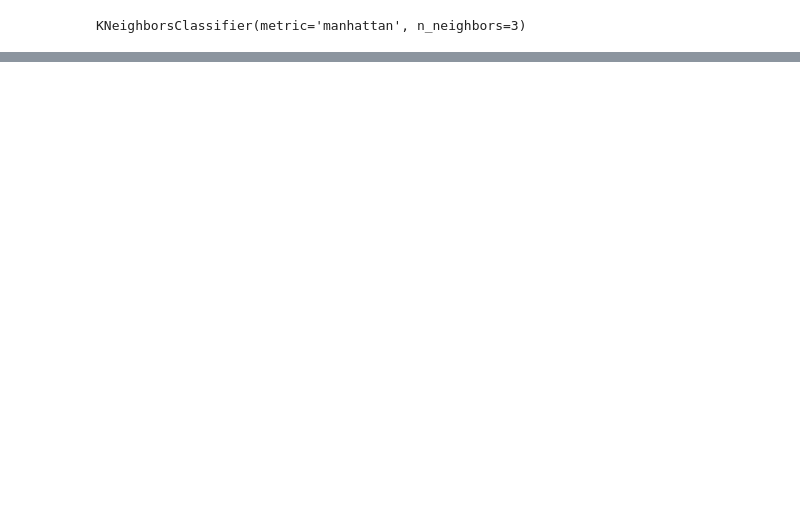
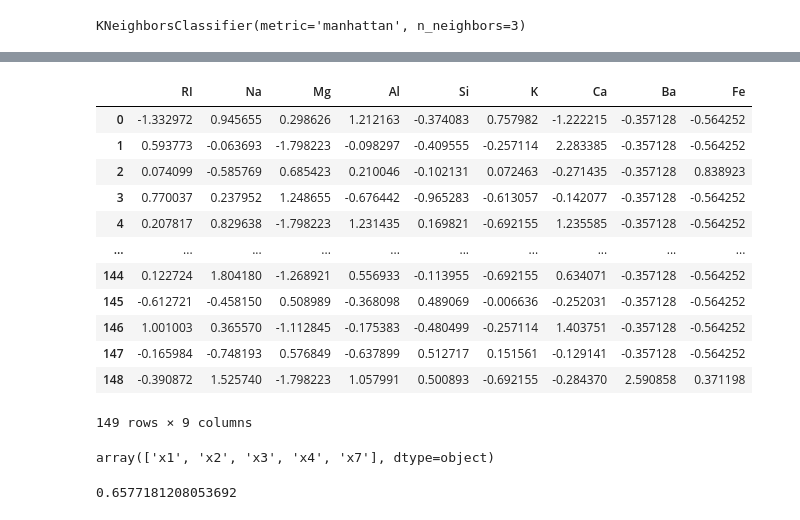
Before and after one commit to datacampic/ML, a Jupyter notebook: 표명일/KNN.ipynb, the cells around one changed output, grey strips where cells are left out. Cells and saved outputs as stored; diff of their text form; code cells hidden in the pictures; blank space fills up the shorter version.

Commit message:
11/29(LinearModel & KNN)

```diff
--- a/표명일/KNN.ipynb
+++ b/표명일/KNN.ipynb
@@ -325,0 +325,11 @@ plt.show()
+# %%
+from sklearn.model_selection import train_test_split
+
+X_train, X_test, y_train, y_test = train_test_split(X,Y, test_size = 0.3)
+# %%
+from sklearn.preprocessing import StandardScaler
+scaler = StandardScaler()
+scaler.fit(X_train)
+
+X_train = scaler.fit_transform(X_train)
+X_test = scaler.fit_transform(X_test)
@@ -325,0 +371,16 @@ plt.show()
+# %%
+pd.DataFrame(X_train, columns = X.columns)
+# %% [output]
+|  | RI | Na | Mg | Al | Si | K | Ca | Ba | Fe |
+| 0 | -1.332972 | 0.945655 | 0.298626 | 1.212163 | -0.374083 | 0.757982 | -1.222215 | -0.357128 | -0.564252 |
+| 1 | 0.593773 | -0.063693 | -1.798223 | -0.098297 | -0.409555 | -0.257114 | 2.283385 | -0.357128 | -0.564252 |
+| 2 | 0.074099 | -0.585769 | 0.685423 | 0.210046 | -0.102131 | 0.072463 | -0.271435 | -0.357128 | 0.838923 |
+| 3 | 0.770037 | 0.237952 | 1.248655 | -0.676442 | -0.965283 | -0.613057 | -0.142077 | -0.357128 | -0.564252 |
+| 4 | 0.207817 | 0.829638 | -1.798223 | 1.231435 | 0.169821 | -0.692155 | 1.235585 | -0.357128 | -0.564252 |
+| ... | ... | ... | ... | ... | ... | ... | ... | ... | ... |
+| 144 | 0.122724 | 1.804180 | -1.268921 | 0.556933 | -0.113955 | -0.692155 | 0.634071 | -0.357128 | -0.564252 |
+| 145 | -0.612721 | -0.458150 | 0.508989 | -0.368098 | 0.489069 | -0.006636 | -0.252031 | -0.357128 | -0.564252 |
+| 146 | 1.001003 | 0.365570 | -1.112845 | -0.175383 | -0.480499 | -0.257114 | 1.403751 | -0.357128 | -0.564252 |
+| 147 | -0.165984 | -0.748193 | 0.576849 | -0.637899 | 0.512717 | 0.151561 | -0.129141 | -0.357128 | -0.564252 |
+| 148 | -0.390872 | 1.525740 | -1.798223 | 1.057991 | 0.500893 | -0.692155 | -0.284370 | 2.590858 | 0.371198 |
+149 rows × 9 columns
@@ -325,0 +394,4 @@ plt.show()
+# %%
+variable.get_feature_names_out(input_features=None)
+# %% [output]
+array(['x1', 'x2', 'x3', 'x4', 'x7'], dtype=object)
@@ -325,0 +401,7 @@ plt.show()
+# %%
+from sklearn.linear_model import LogisticRegression
+
+Log_reg = LogisticRegression(random_state = 0).fit(X_var_train, y_train)
+Log_reg.score(X_var_train, y_train)
+# %% [output]
+0.6577181208053692
```
Also changed, not shown: parts of 17 cells of this notebook, 1 other file.
